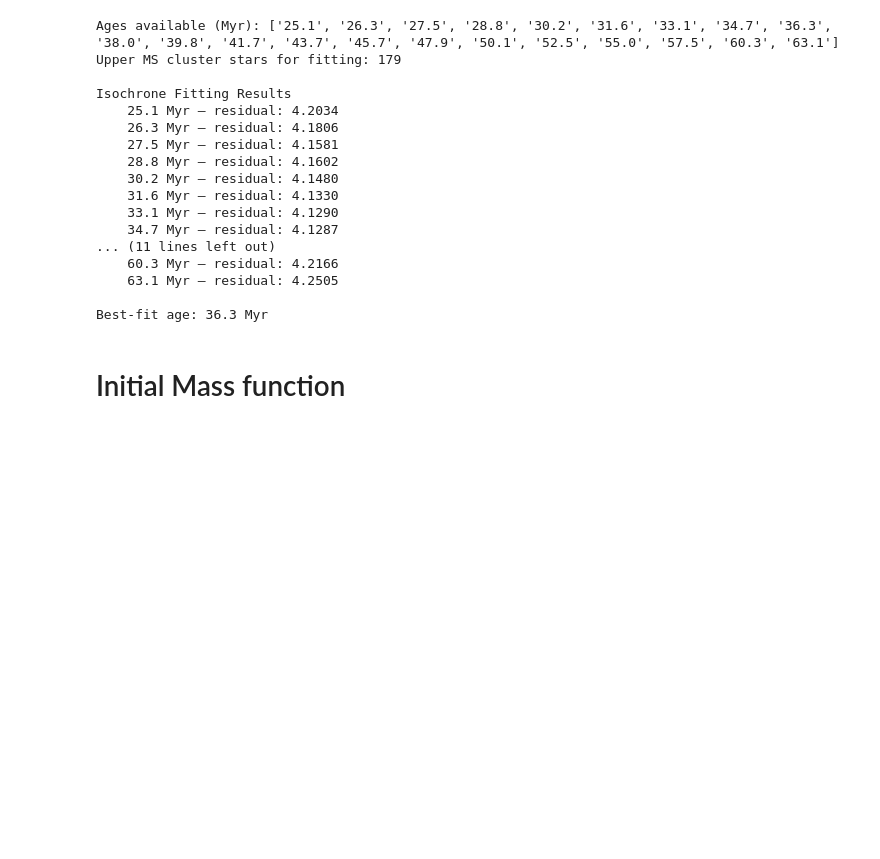
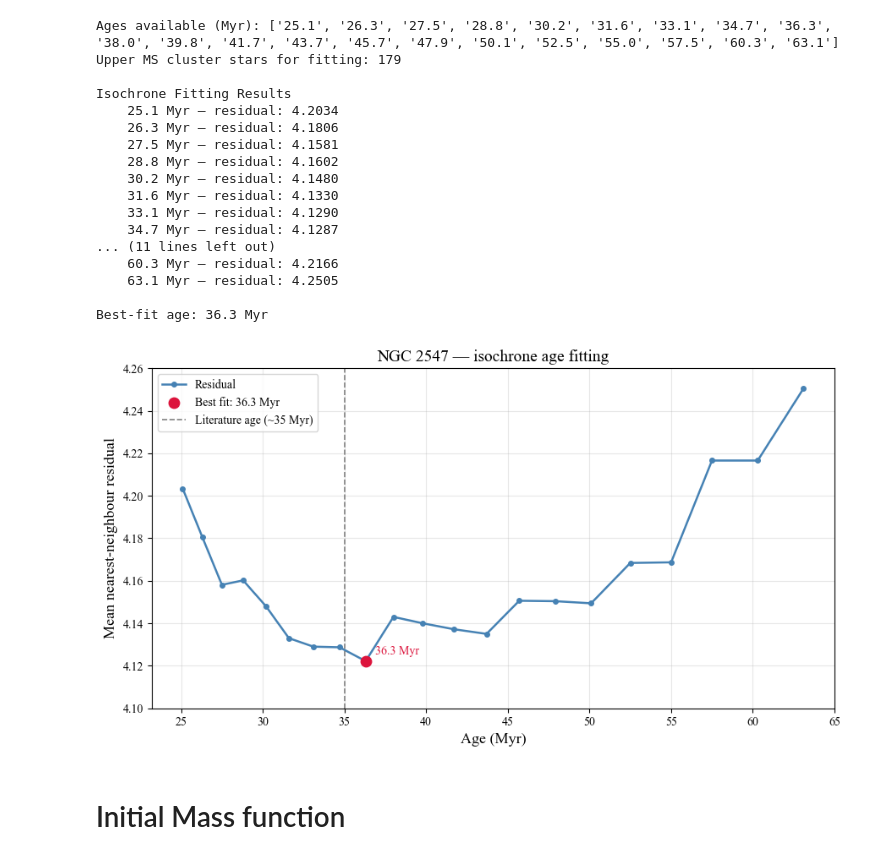
Before and after one commit to Christina1508/ASP3231_Project, a Jupyter notebook: data analysis.ipynb, the cells around one changed output. Drawn from its saved outputs; the diff is of its cells as text; code cells hidden in the pictures; blank space fills up the shorter version.

```diff
--- a/data analysis.ipynb
+++ b/data analysis.ipynb
@@ -659,6 +659,43 @@ Isochrone Fitting Results
     63.1 Myr — residual: 4.2505
 
 Best-fit age: 36.3 Myr
+# %%
+
+
+ages = [25.1,26.3,27.5,28.8,30.2,31.6,33.1,34.7,36.3,38.0,
+        39.8,41.7,43.7,45.7,47.9,50.1,52.5,55.0,57.5,60.3,63.1]
+residuals = [4.2034,4.1806,4.1581,4.1602,4.1480,4.1330,4.1290,4.1287,
+             4.1222,4.1430,4.1400,4.1372,4.1350,4.1506,4.1504,4.1494,
+             4.1684,4.1687,4.2166,4.2166,4.2505]
+
+best_idx = np.argmin(residuals)
+
+plt.rcParams['font.family'] = 'Times New Roman'
+fig, ax = plt.subplots(figsize=(9, 5))
+
+ax.plot(ages, residuals, marker='o', markersize=4, color='steelblue',
+        linewidth=1.8, label='Residual')
+ax.scatter(ages[best_idx], residuals[best_idx], s=80, color='crimson',
+           zorder=5, label=f'Best fit: {ages[best_idx]:.1f} Myr')
+ax.axvline(35, color='grey', linestyle='--', linewidth=1.2,
+           label='Literature age (~35 Myr)')
+
+ax.annotate(f'{ages[best_idx]:.1f} Myr',
+            xy=(ages[best_idx], residuals[best_idx]),
+            xytext=(8, 6), textcoords='offset points',
+            fontsize=10, color='crimson')
+
+ax.set_xlabel('Age (Myr)', fontsize=13)
+ax.set_ylabel('Mean nearest-neighbour residual', fontsize=13)
+ax.set_title('NGC 2547 — isochrone age fitting', fontsize=14)
+ax.set_ylim(4.10, 4.26)
+ax.legend(fontsize=10)
+ax.grid(alpha=0.3)
+plt.tight_layout()
+plt.savefig('NGC2547_age_residuals.png', dpi=150)
+plt.show()
+# %% [output]
+[figure, added]
 # %% [markdown]
 # Initial Mass function
 # %%
```
Also changed, not shown: 1 other file.
